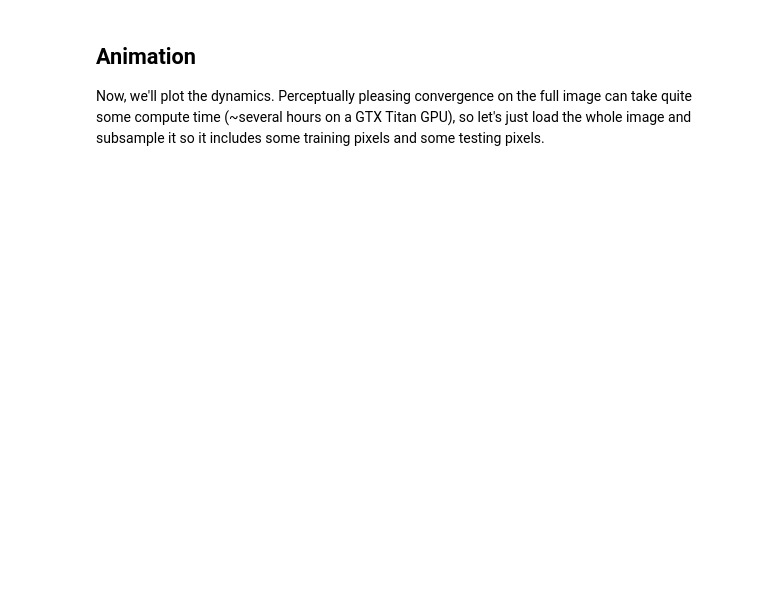
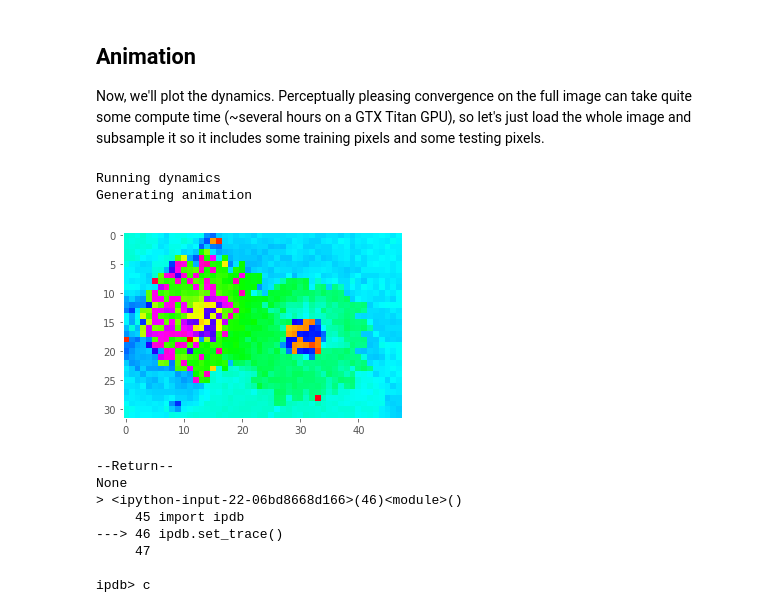
Before and after one commit to serre-lab/KuraNet, a Jupyter notebook: demos/images.ipynb, the cells around one changed output. Cells and saved outputs as stored; diff of their text form; code cells hidden in the pictures; blank space fills up the shorter version.

```diff
--- a/demos/images.ipynb
+++ b/demos/images.ipynb
@@ -208,40 +207,59 @@ rc('animation', html='html5')
 # Load original image
 img = imread(os.path.join(full_BSDS_path, 'images/{}/{}.jpg'.format(img_info['mode'], dist_names[0])))
 h, w, _ = img.shape
-subsample = 8 # This is the subsampling rate. Set to 1 if you have a lot of compute time to spare.
+subsample = 10 # This is the subsampling rate. Set to 1 if you have a lot of compute time to spare.
 resized = cv.resize(img, (int(w/subsample), int(h/subsample)), interpolation=cv.INTER_NEAREST)
 h, w, _ = resized.shape
 xx = np.repeat(np.linspace(0,w,w)[None,:], h, axis=0)[:,:,None] / w
 yy = np.repeat(np.linspace(0,h,h)[:,None], w, axis=1)[:,:,None] / h
 X = np.concatenate([resized / 255, xx, yy], axis=-1).reshape(-1, 5)
 
 X = {data_names[0]:torch.tensor(X).float().to(device)}
 
-animation_time = 100000
+animation_time = 5000
 kn.set_batch_size(100)
 kn.rand_inds=True
 kn.set_grids(alpha, animation_time, 0)
 
+print('Running dynamics')
 with torch.no_grad():
     kn.eval()
     flow = kn.run(X, full_trajectory=True).data
 
+print('Generating animation')
 fig, ax = plt.subplots(figsize=(5,5))
-frame_subsample = 100 # Plotting the full flow takes a long time.
+frame_subsample = 1 # Plotting the full flow takes a long time.
 frames = int(flow.shape[0] / float(frame_subsample))
 np_flow = flow.detach().cpu().numpy().reshape(animation_time, h,w)
 
 def update(i):
     im.set_array(np_flow[i])
     return im,
 
-im = ax.imshow(np_flow[0], cmap='hsv')
+im = ax.imshow(np_flow[-1], cmap='hsv')
 ax.grid(b=False)
+
+plt.show()
+plt.close()
+import ipdb
+ipdb.set_trace()
 
 anim = FuncAnimation(fig, update, frames=frames, blit=True,interval=10)
 html = HTML(anim.to_html5_video())
 display(html)
 plt.close()
 
 # Save
-anim.save(os.path.join(home, 'kuramoto.mp4'), writer='ffmpeg', fps=45)
+# anim.save(os.path.join(home, 'kuramoto.mp4'), writer='ffmpeg', fps=45)
+# %% [output]
+Running dynamics
+Generating animation
+[figure, added]
+--Return--
+None
+> <ipython-input-22-06bd8668d166>(46)<module>()
+     45 import ipdb
+---> 46 ipdb.set_trace()
+     47
+
+ipdb> c
```
Also changed, not shown: parts of 5 cells of this notebook.
